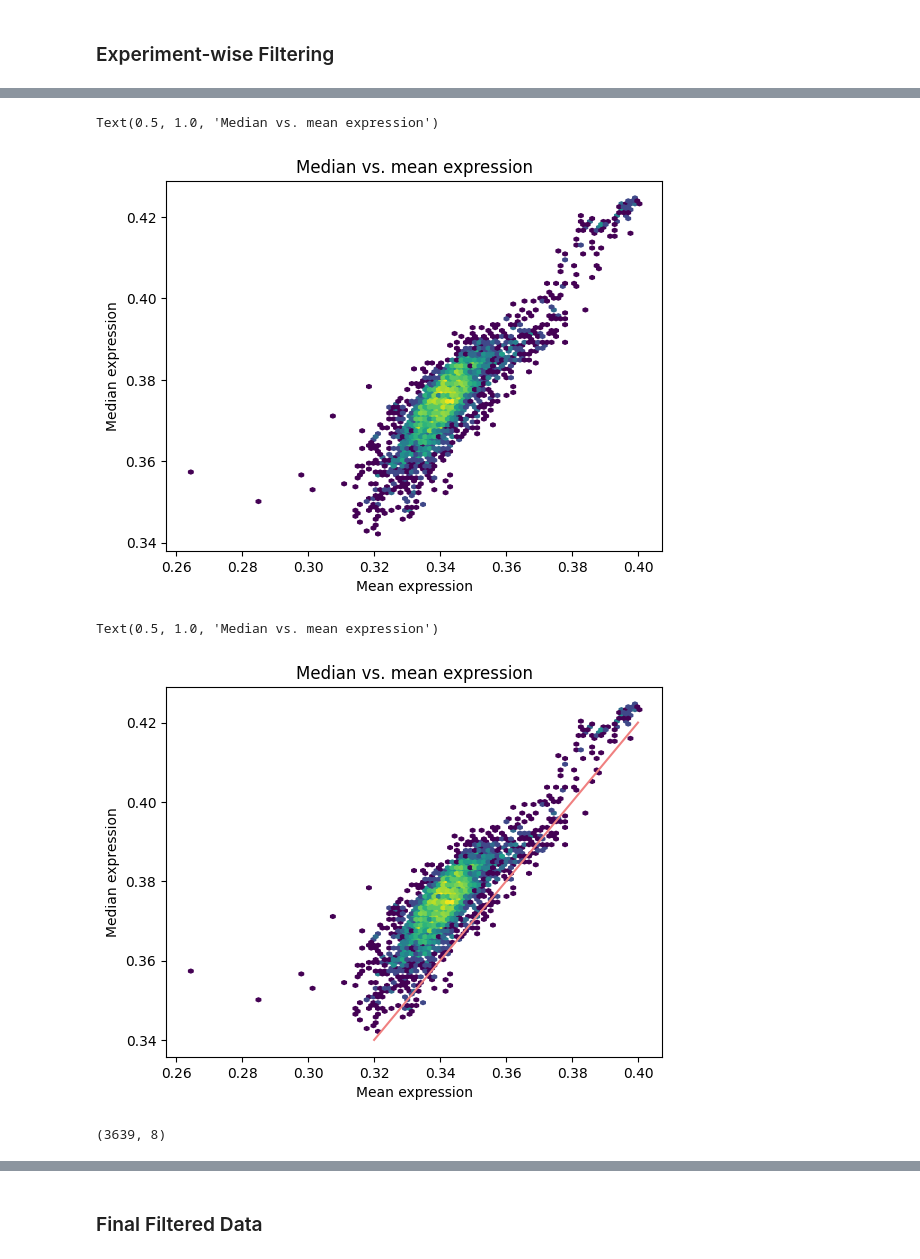
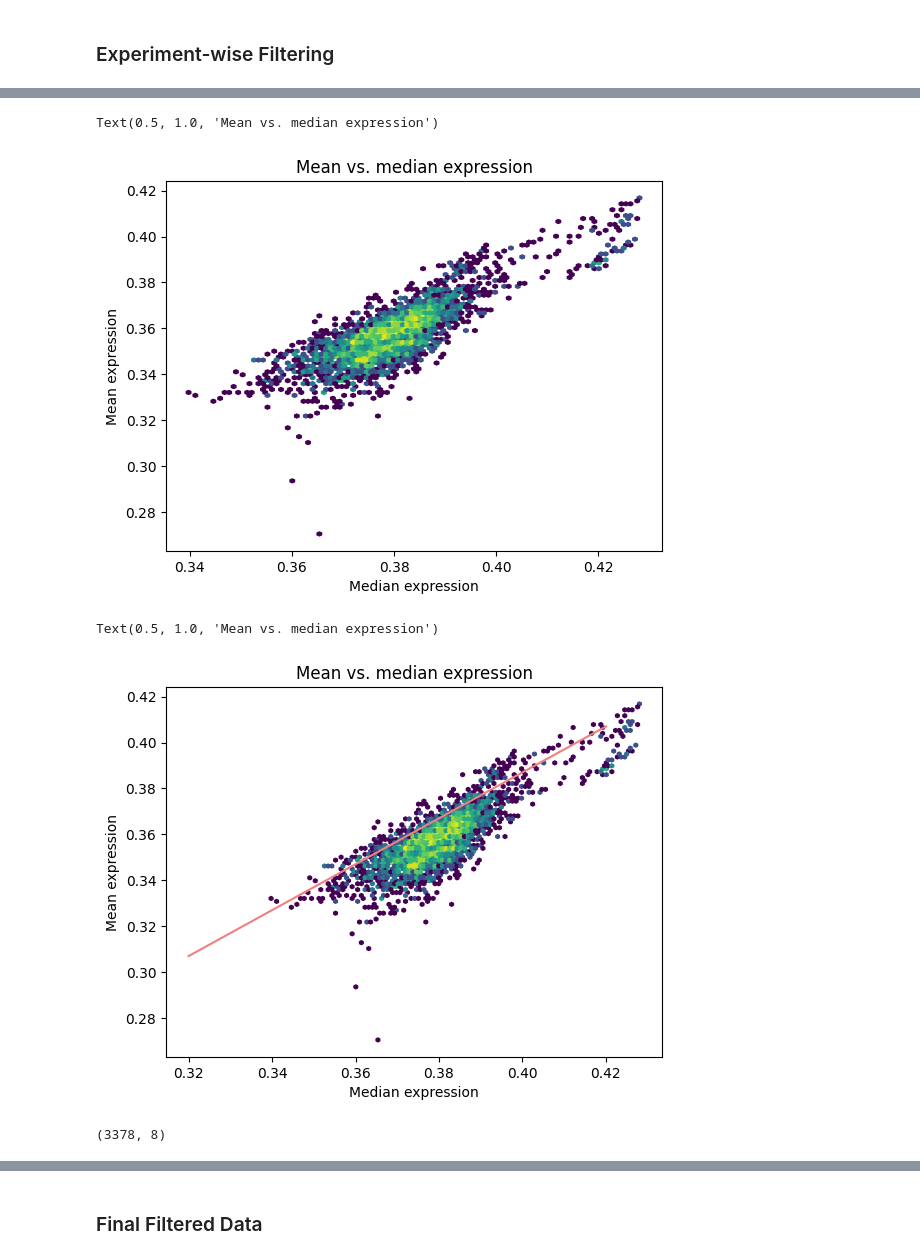
Before and after one commit to georgiadoing/seqADAGE, a Jupyter notebook: Py/muk_transfer_learning/filtering/Mukundan_sa_filt.ipynb, the cells around one changed output, grey strips where cells are left out. Drawn from its saved outputs; the diff is of its cells as text; code cells hidden in the pictures.

```diff
--- a/Py/muk_transfer_learning/filtering/Mukundan_sa_filt.ipynb
+++ b/Py/muk_transfer_learning/filtering/Mukundan_sa_filt.ipynb
@@ -137,7 +168,7 @@ sns.histplot(pd.melt(x), bins = 50)
 ### Gene-wise Filtering
 # %%
 # Get gene sample statistics
-gene_stats = all_comp.T.describe().T
+gene_stats = usa300_comp.T.describe().T
 gene_stats.head()
 # %% [output]
 |  | count | mean | std | min | 25% | 50% | 75% | max |
@@ -163,13 +194,13 @@ Text(0.5, 1.0, 'Mean vs. 75th percentile expression')
 # %%
 # Empirically determined constant for threshold
-c = 0.06
+c1, c2 = 0.03, -0.03
 
 # Cutoff lines to filter genes
-x1 = np.linspace(0.1, 0.7, 200)
+x1 = np.linspace(0, 0.7, 200)
 x2 = np.linspace(0, 0.7, 200)
 
-y1 = x1 - c
-y2 = x2
+y1 = x1 + c1
+y2 = x2 + c2
 # %%
 # Plot with threshold lines for filtering out genes
 plt.hexbin(
@@ -190,12 +221,12 @@ Text(0.5, 1.0, 'Mean vs. 75th percentile expression')
 # %%
 # Set thresholds to remove genes
-threshold1 = gene_stats['75%'] - c # red
-threshold2 = gene_stats['75%'] # blue
+threshold1 = gene_stats['50%'] + c1 # red
+threshold2 = gene_stats['50%'] + c2 # blue
 
 # Genes to remove
 genes_to_rm = gene_stats[
-  (gene_stats['mean'] < threshold1) |
-  (gene_stats['mean'] > threshold2)
+  (gene_stats['mean'] > threshold1) |
+  (gene_stats['mean'] < threshold2)
 ]
 genes_to_rm.shape
 # %% [output]
@@ -203,5 +234,5 @@ genes_to_rm.shape
 # %%
 # Remove the genes
-filtered_genes = all_comp.drop(index = genes_to_rm.index)
+filtered_genes = usa300_comp.drop(index = genes_to_rm.index)
 filtered_genes.shape
 # %% [output]
@@ -244,16 +275,16 @@ exp_stats.head()
 # %%
 # Preliminary hexagonal binning log-scaled plot of median versus mean
 plt.hexbin(
-  x = exp_stats['mean'],
-  y = exp_stats['50%'],
+  x = exp_stats['50%'],
+  y = exp_stats['mean'],
   bins = 'log'
 )
 
-plt.xlabel("Mean expression")
-plt.ylabel("Median expression")
-plt.title("Median vs. mean expression")
+plt.xlabel("Median expression")
+plt.ylabel("Mean expression")
+plt.title("Mean vs. median expression")
 # %% [output]
-Text(0.5, 1.0, 'Median vs. mean expression')
+Text(0.5, 1.0, 'Mean vs. median expression')
-[figure, old version]
+[figure, new version]
 # %%
 # Empirically determined constant for threshold
@@ -265,28 +296,28 @@ y = x + c
 # %%
 # Plot with threshold lines for filtering out samples
 plt.hexbin(
-  x = exp_stats['mean'],
-  y = exp_stats['50%'],
+  x = exp_stats['50%'],
+  y = exp_stats['mean'],
   bins = 'log'
 )
 
 plt.plot(x, y, color = 'lightcoral')
 
-plt.xlabel("Mean expression")
-plt.ylabel("Median expression")
-plt.title("Median vs. mean expression")
+plt.xlabel("Median expression")
+plt.ylabel("Mean expression")
+plt.title("Mean vs. median expression")
 # %% [output]
-Text(0.5, 1.0, 'Median vs. mean expression')
+Text(0.5, 1.0, 'Mean vs. median expression')
-[figure, old version]
+[figure, new version]
 # %%
 # Set thresholds to remove samples
-threshold1 = exp_stats['mean'] + c
+threshold1 = exp_stats['50%'] + c
 
 # Samples to remove
-exps_to_rm = exp_stats[exp_stats['50%'] > threshold1]
+exps_to_rm = exp_stats[exp_stats['mean'] < threshold1]
 exps_to_rm.shape
 # %% [output]
-(3639, 8)
+(3378, 8)
 # %%
 # Remove the samples
 filtered_df = filtered_genes.drop(columns = exps_to_rm.index)
```
Also changed, not shown: parts of 28 cells of this notebook.
